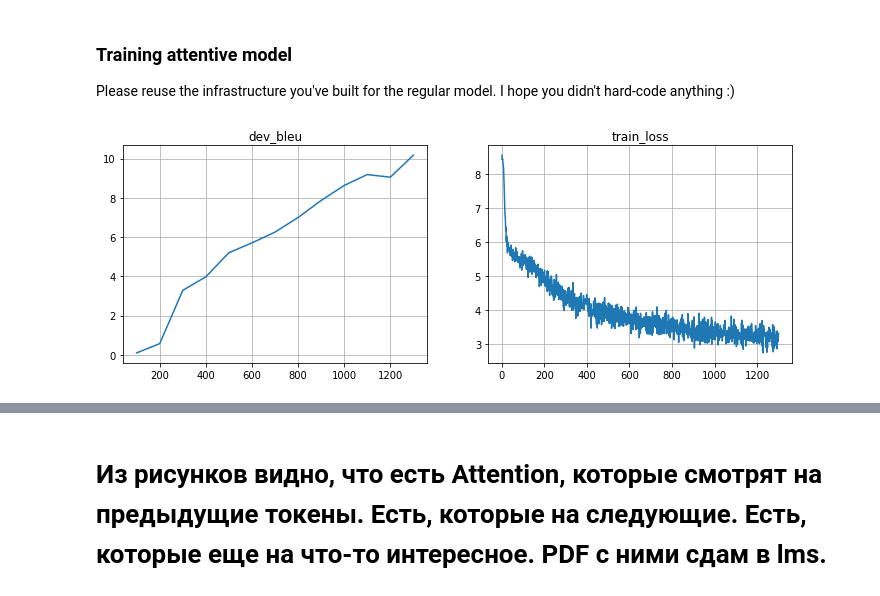
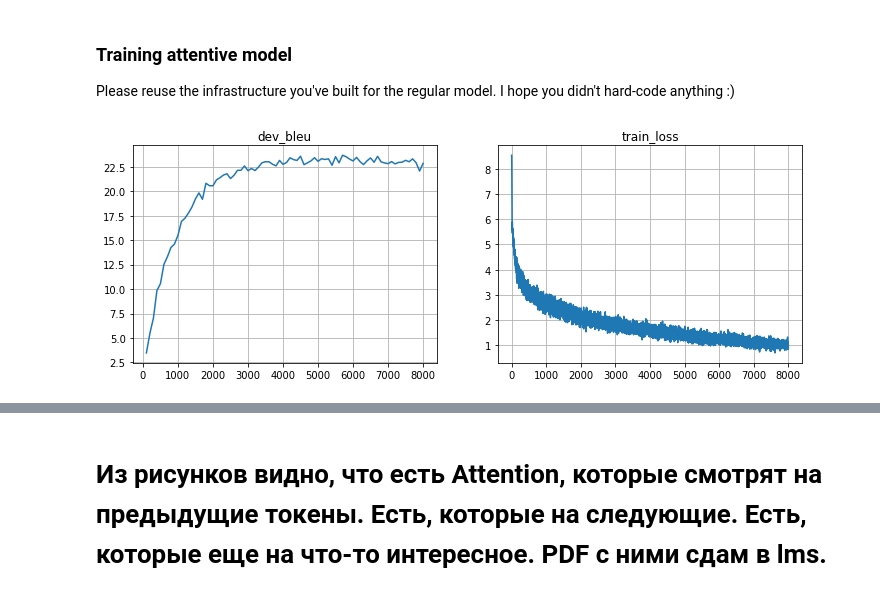
Before and after one commit to artemxx/NMT, a Jupyter notebook: homework_solution.ipynb, the cells around one changed output, grey strips where cells are left out. Saved outputs shown, nothing was run; the diff lists cells and outputs as text; code cells hidden in the pictures.

```diff
--- a/homework_solution.ipynb
+++ b/homework_solution.ipynb
@@ -517,7 +496,7 @@ _There are alternative ways to wire attention into network and different kinds o
 # %%
 class AttentiveModel(BasicModel):
     def __init__(self, name, inp_voc, out_voc, # TODO: remove name
-                 emb_size=64, hid_size=128, attn_size=256): # TODO: PEP8 function params many lines?
+                 emb_size=256, hid_size=256, attn_size=256): # TODO: PEP8 function params many lines?
         """
         Translation model that uses attention. See instructions above.
         """
@@ -589,32 +568,34 @@ model = AttentiveModel('имя (name)', inp_voc, out_voc).to(device)
 opt = torch.optim.Adam(model.parameters(), lr=1e-3)
 batch_size = 64
 # %%
-for _ in trange(15*1000):
+%%time
+
+for _ in trange(8000):
     step = len(metrics['train_loss']) + 1
     batch_ix = np.random.randint(len(train_inp), size=batch_size)
     batch_inp = inp_voc.to_matrix(train_inp[batch_ix]).to(device)
     batch_out = out_voc.to_matrix(train_out[batch_ix]).to(device)
 
     opt.zero_grad()
     loss_t = compute_loss(model, batch_inp, batch_out)
     loss_t.backward()
     opt.step()
 
     metrics['train_loss'].append((step, loss_t.item()))
 
     if step % 100 == 0:
         metrics['dev_bleu'].append((step, compute_bleu(model, dev_inp, dev_out)))
 
         clear_output(True)
         plt.figure(figsize=(12,4))
         for i, (name, history) in enumerate(sorted(metrics.items())):
             plt.subplot(1, len(metrics), i + 1)
             plt.title(name)
             plt.plot(*zip(*history))
             plt.grid()
         plt.show()
         print("Mean loss=%.3f" % np.mean(metrics['train_loss'][-10:], axis=0)[1], flush=True)
 
 # Note: it's okay if bleu oscillates up and down as long as it gets better on average over long term (e.g. 5k batches)
 # %% [output]
-[figure, old version]
+[figure, new version]
```
Also changed, not shown: parts of 20 cells of this notebook.
